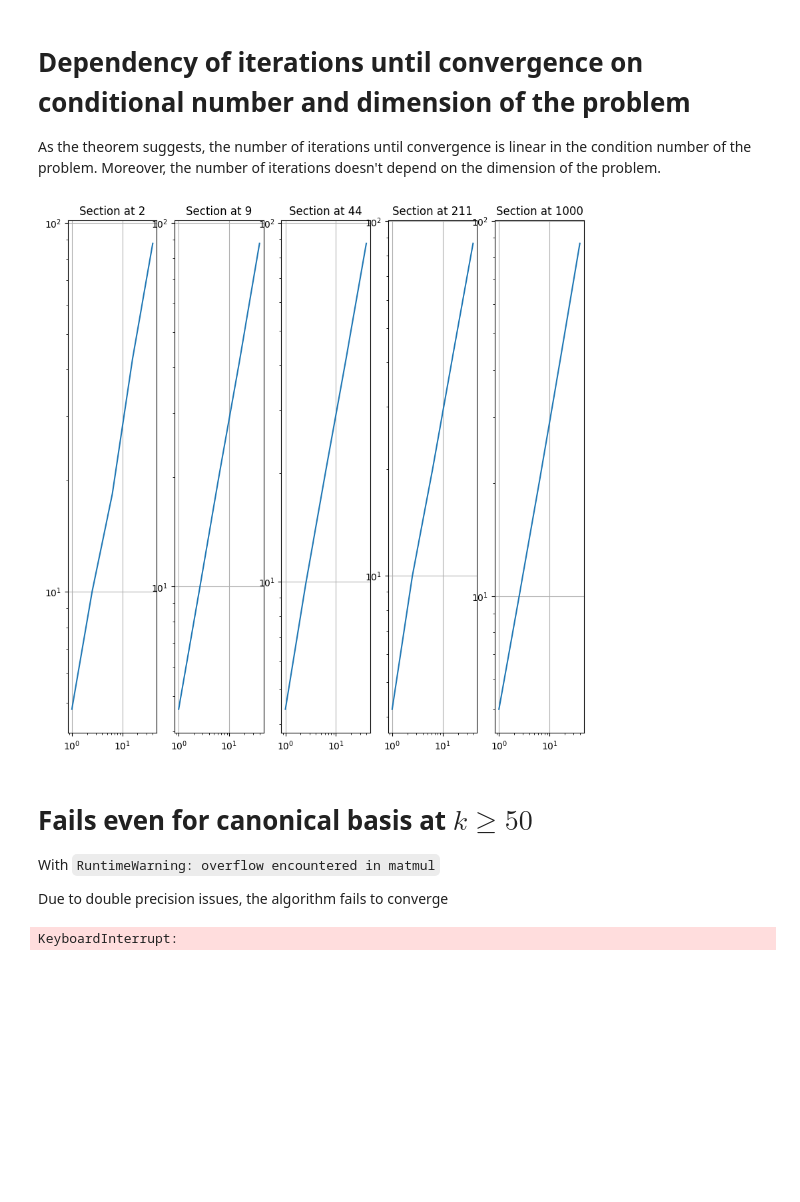
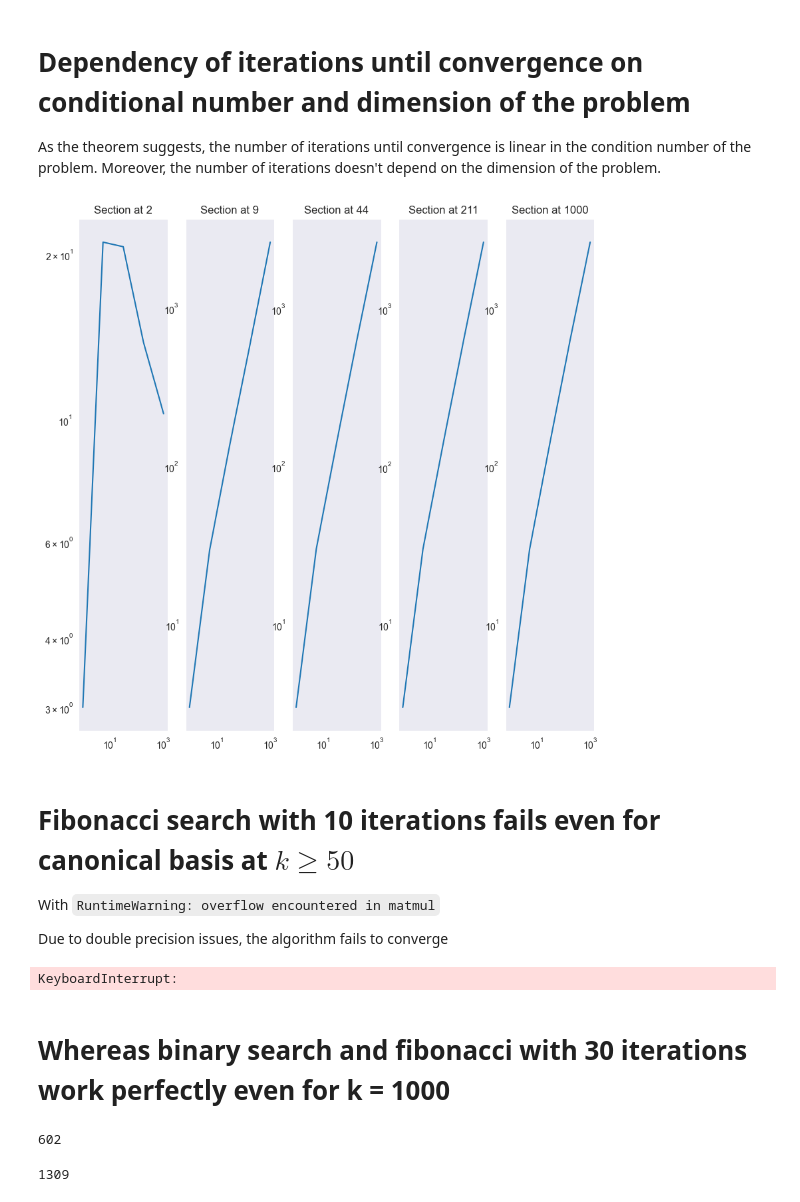
Before and after one commit to spanish-inquisition-optimization/GradientDescent, a Jupyter notebook: part_6.ipynb, the cells around one changed output. Cells and saved outputs as stored; diff of their text form; code cells hidden in the pictures; blank space fills up the shorter version.

Commit message:
feature(cond number vs iterations): Add theoretical justification of linearity && larger scale experiments

```diff
--- a/part_6.ipynb
+++ b/part_6.ipynb
@@ -66,11 +66,11 @@ ax.set_xlim(0, max(computations) * 1.2)
 As the theorem suggests, the number of iterations until convergence is linear in the condition number of the problem.
 Moreover, the number of iterations doesn't depend on the dimension of the problem.
 # %%
-plot_section_graphs(lambda n, k: average_iterations_until_convergence(lambda: generate_positive_definite_quadratic_form(n, k, random_orthonormal_basis), gradient_descent, 5), logspace_range(2, 1000, 5, dtype=int), logspace_range(1, 40, 5))
+plot_section_graphs(lambda n, k: average_iterations_until_convergence(lambda: generate_positive_definite_quadratic_form(n, k, random_orthonormal_basis), gradient_descent, 15, fibonacci_search(40)), logspace_range(2, 1000, 5, dtype=int), logspace_range(1, 1000, 5))
 # %% [output]
-[figure, old version]
+[figure, new version]
 # %% [markdown]
-# Fails even for canonical basis at $k \geqslant 50$
+# Fibonacci search with 10 iterations fails even for canonical basis at $k \geqslant 50$
 With `RuntimeWarning: overflow encountered in matmul`
 
 Due to double precision issues, the algorithm fails to converge
@@ -79,3 +79,13 @@ Due to double precision issues, the algorithm fails to converge
 # %% [output]
 KeyboardInterrupt:
+# %% [markdown]
+# Whereas binary search and fibonacci with 30 iterations work perfectly even for k = 1000
+# %%
+iteration_count_computer(lambda: generate_positive_definite_quadratic_form(1000, 500, canonical_basis), gradient_descent, fibonacci_search(30))()
+# %% [output]
+602
+# %%
+iteration_count_computer(lambda: generate_positive_definite_quadratic_form(1000, 1000, canonical_basis), gradient_descent, bin_search)()
+# %% [output]
+1309
 # %%
```
Also changed, not shown: parts of 15 cells of this notebook, 2 other files.
